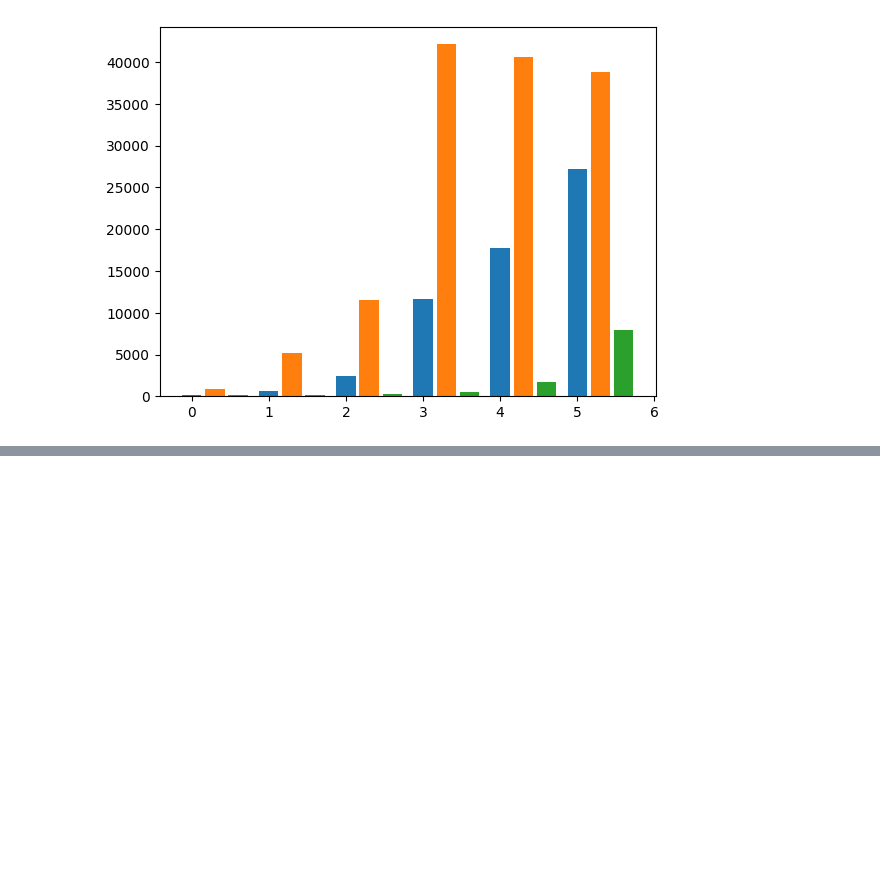
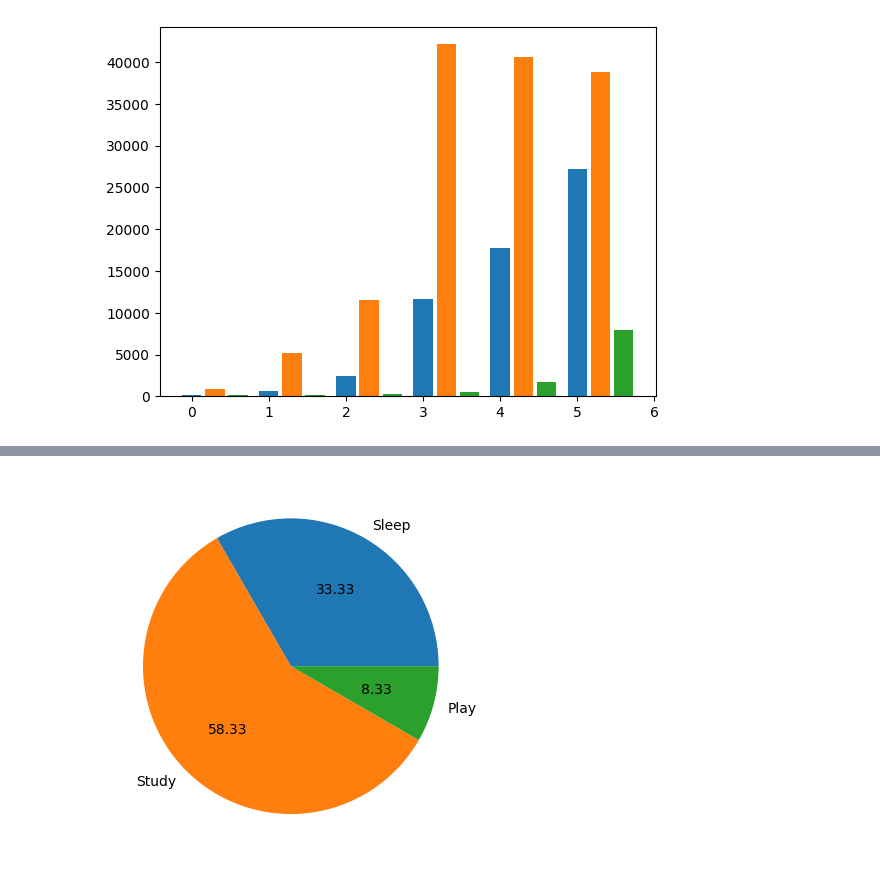
Before and after one commit to wamong/DMU-JMJ, a Jupyter notebook: 1학년2학기/교양파이썬/11주차/py_week11.ipynb, the cells around one changed output, grey strips where cells are left out. Drawn from its saved outputs; the diff is of its cells as text; code cells hidden in the pictures; blank space fills up the shorter version.

```diff
--- a/1학년2학기/교양파이썬/11주차/py_week11.ipynb
+++ b/1학년2학기/교양파이썬/11주차/py_week11.ipynb
@@ -89,0 +103,10 @@ plt.show()
+# %%
+times = [8, 14, 2]
+timelabels = ["Sleep", "Study", "Play"]
+# autopct로 백분율을 표시할 때 소수점 2번째 자리까지 표시하게 한다.
+# labels 매개 변수에 timelabels 리스트를 전달한다.
+plt.pie(times, labels = timelabels, autopct = "%.2f")
+plt.savefig('pie.png', dpi=600)
+plt.show()
+# %% [output]
+[figure, added]
```
Also changed, not shown: parts of 4 cells of this notebook, 5 other files.
